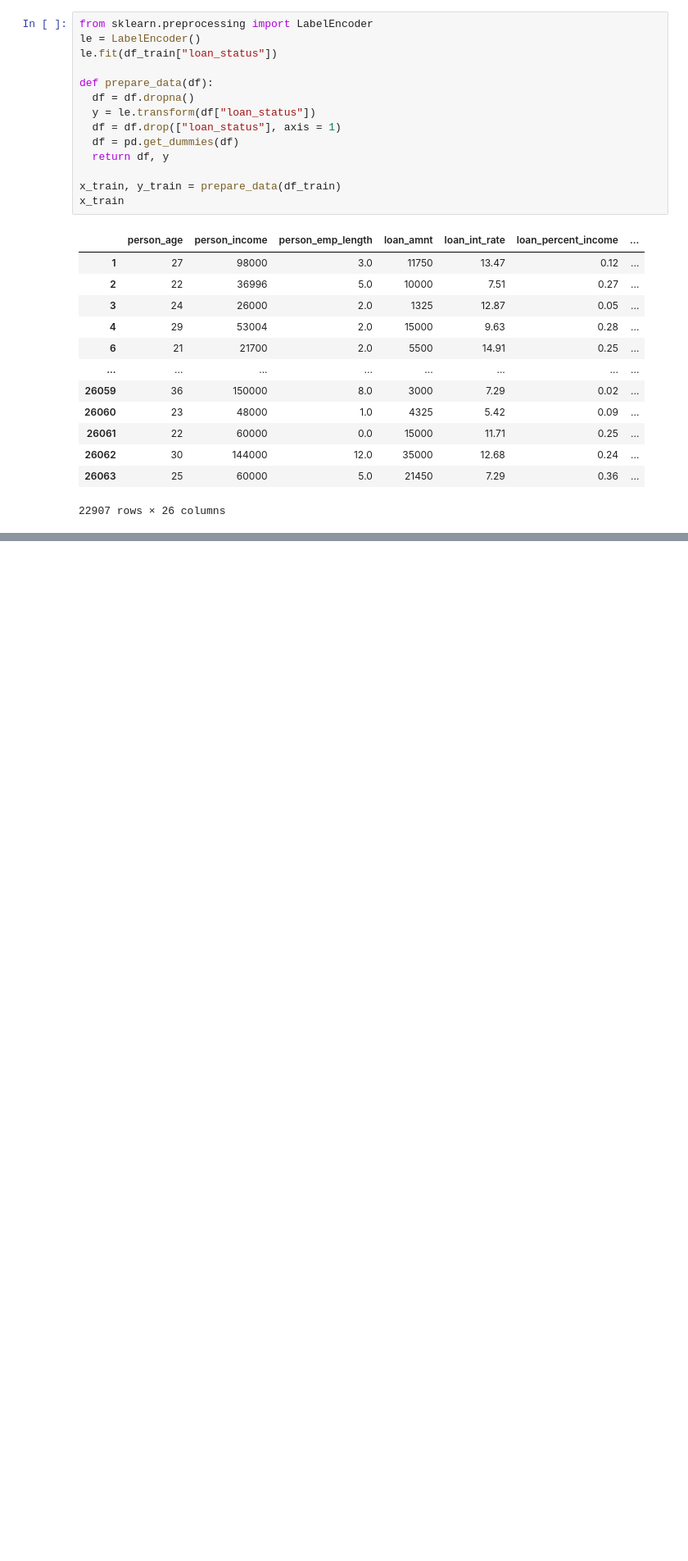
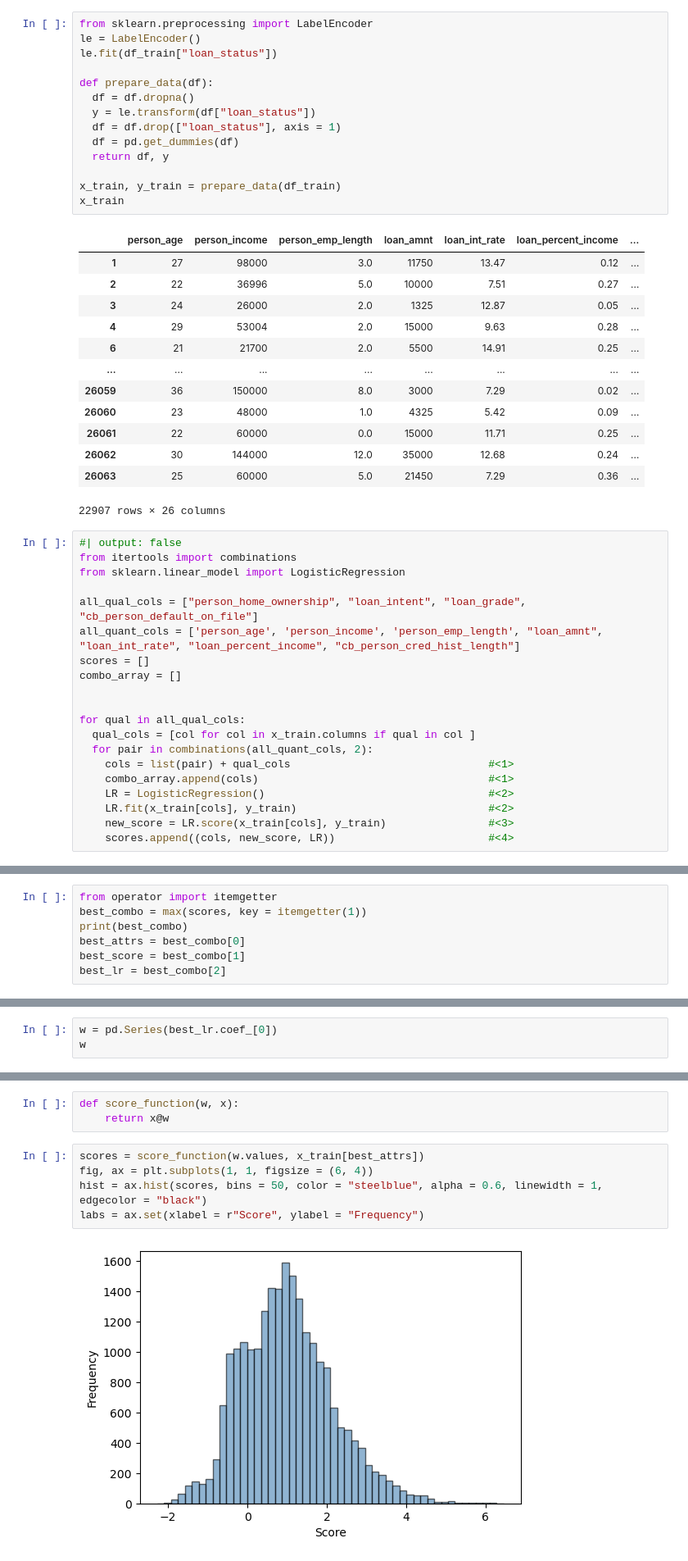
Before and after one commit to ellisterling/ellisterling.github.io, a Jupyter notebook: posts/ADS/index.ipynb, the cells around one changed output, grey strips where cells are left out. Shown at 82% size. Saved outputs shown, nothing was run; the diff lists cells and outputs as text; blank space fills up the shorter version.

```diff
--- a/posts/ADS/index.ipynb
+++ b/posts/ADS/index.ipynb
@@ -68,3 +69,23 @@ x_train
 | 26062 | 30 | 144000 | 12.0 | 35000 | 12.68 | 0.24 | ... |
 | 26063 | 25 | 60000 | 5.0 | 21450 | 7.29 | 0.36 | ... |
 22907 rows × 26 columns
+# %%
+#| output: false
+from itertools import combinations
+from sklearn.linear_model import LogisticRegression
+
+all_qual_cols = ["person_home_ownership", "loan_intent", "loan_grade", "cb_person_default_on_file"]
+all_quant_cols = ['person_age', 'person_income', 'person_emp_length', "loan_amnt", "loan_int_rate", "loan_percent_income", "cb_person_cred_hist_length"]
+scores = []
+combo_array = []
+
+
+for qual in all_qual_cols:
+  qual_cols = [col for col in x_train.columns if qual in col ]
+  for pair in combinations(all_quant_cols, 2):
+    cols = list(pair) + qual_cols                               #<1>
+    combo_array.append(cols)                                    #<1>
+    LR = LogisticRegression()                                   #<2>
+    LR.fit(x_train[cols], y_train)                              #<2>
+    new_score = LR.score(x_train[cols], y_train)                #<3>
+    scores.append((cols, new_score, LR))                        #<4>
@@ -70,0 +110,7 @@ x_train
+# %%
+from operator import itemgetter
+best_combo = max(scores, key = itemgetter(1))
+print(best_combo)
+best_attrs = best_combo[0]
+best_score = best_combo[1]
+best_lr = best_combo[2]
@@ -70,0 +132,3 @@ x_train
+# %%
+w = pd.Series(best_lr.coef_[0])
+w
@@ -70,0 +143,10 @@ x_train
+# %%
+def score_function(w, x):
+    return x@w
+# %%
+scores = score_function(w.values, x_train[best_attrs])
+fig, ax = plt.subplots(1, 1, figsize = (6, 4))
+hist = ax.hist(scores, bins = 50, color = "steelblue", alpha = 0.6, linewidth = 1, edgecolor = "black")
+labs = ax.set(xlabel = r"Score", ylabel = "Frequency")
+# %% [output]
+[figure, added]
```
Also changed, not shown: parts of 9 cells of this notebook.
